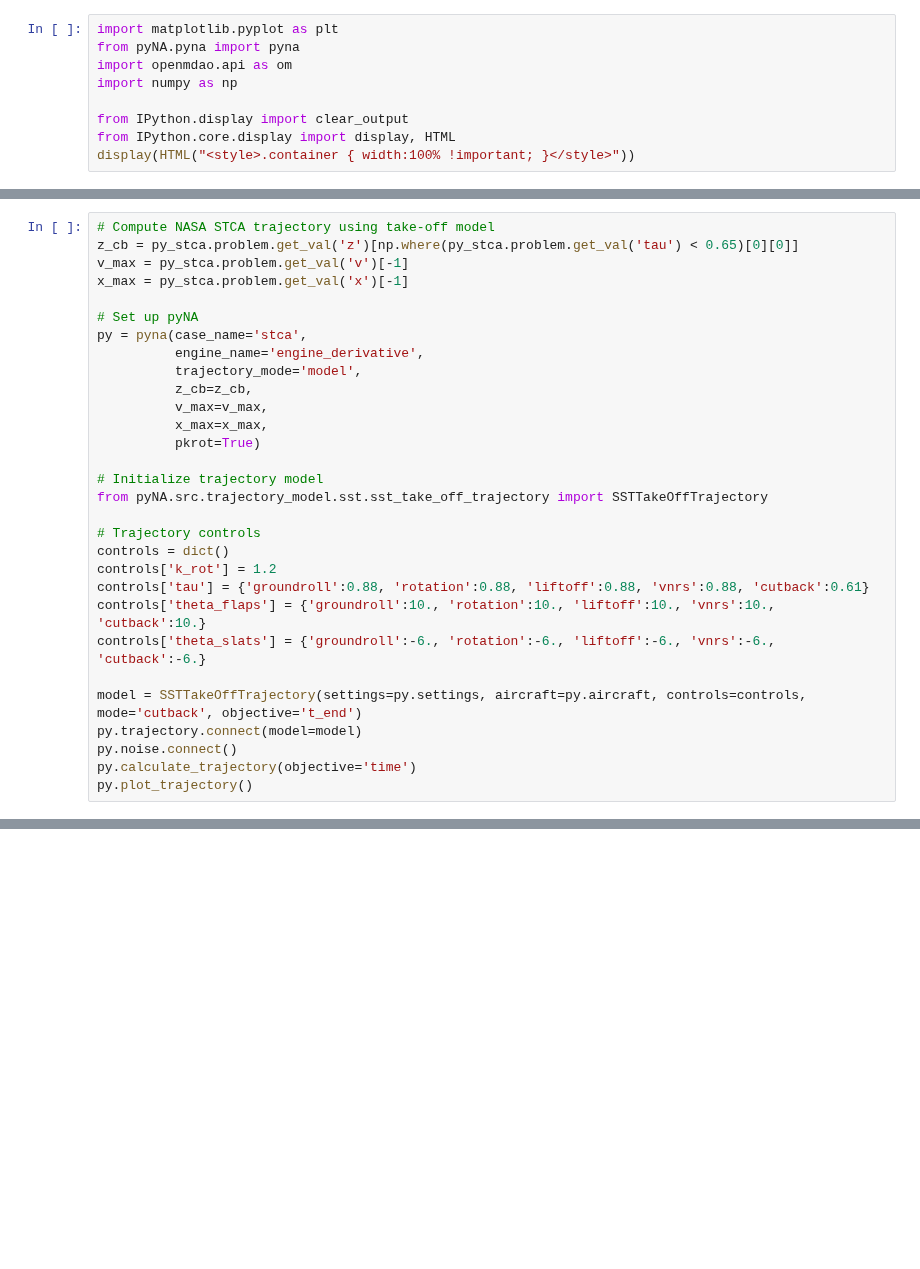
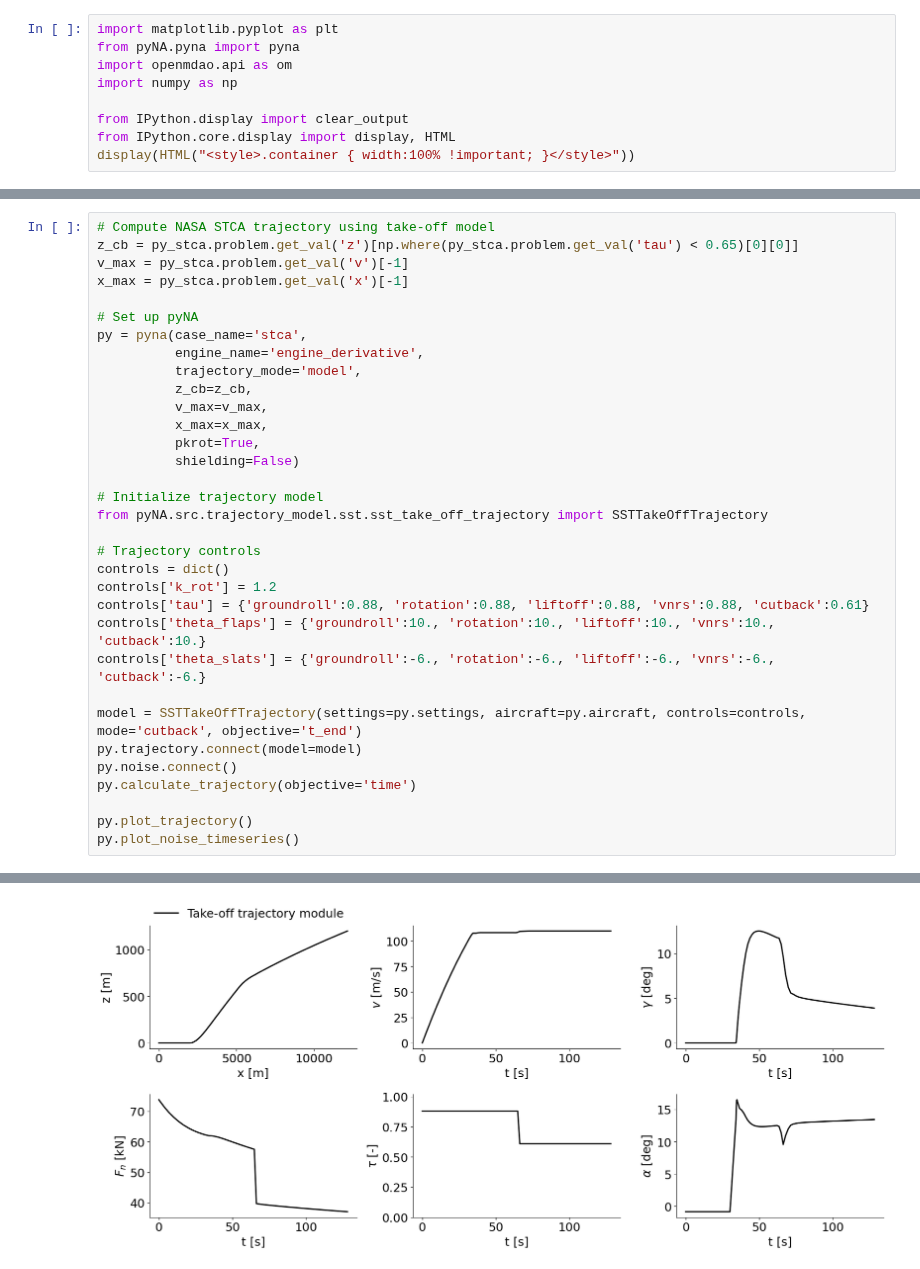
Before and after one commit to MIT-LAE/pyNA, a Jupyter notebook: pyNA/run/Trajectory.ipynb, the cells around one changed output, grey strips where cells are left out. Cells and saved outputs as stored; diff of their text form; blank space fills up the shorter version.

Commit message:
trajectory and noise fixed

```diff
--- a/pyNA/run/Trajectory.ipynb
+++ b/pyNA/run/Trajectory.ipynb
@@ -32,7 +34,8 @@ py = pyna(case_name='stca',
           z_cb=z_cb,
           v_max=v_max,
           x_max=x_max,
-          pkrot=True)
+          pkrot=True,
+          shielding=False)
 
 # Initialize trajectory model
 from pyNA.src.trajectory_model.sst.sst_take_off_trajectory import SSTTakeOffTrajectory
@@ -48,4 +51,7 @@ model = SSTTakeOffTrajectory(settings=py.settings, aircraft=py.aircraft, control
 py.trajectory.connect(model=model)
 py.noise.connect()
 py.calculate_trajectory(objective='time')
+
 py.plot_trajectory()
+py.plot_noise_timeseries()
+# %% [output]
@@ -51,0 +88 @@ py.plot_trajectory()
+[figure, added]
```
Also changed, not shown: parts of 5 cells of this notebook, 20 other files.
